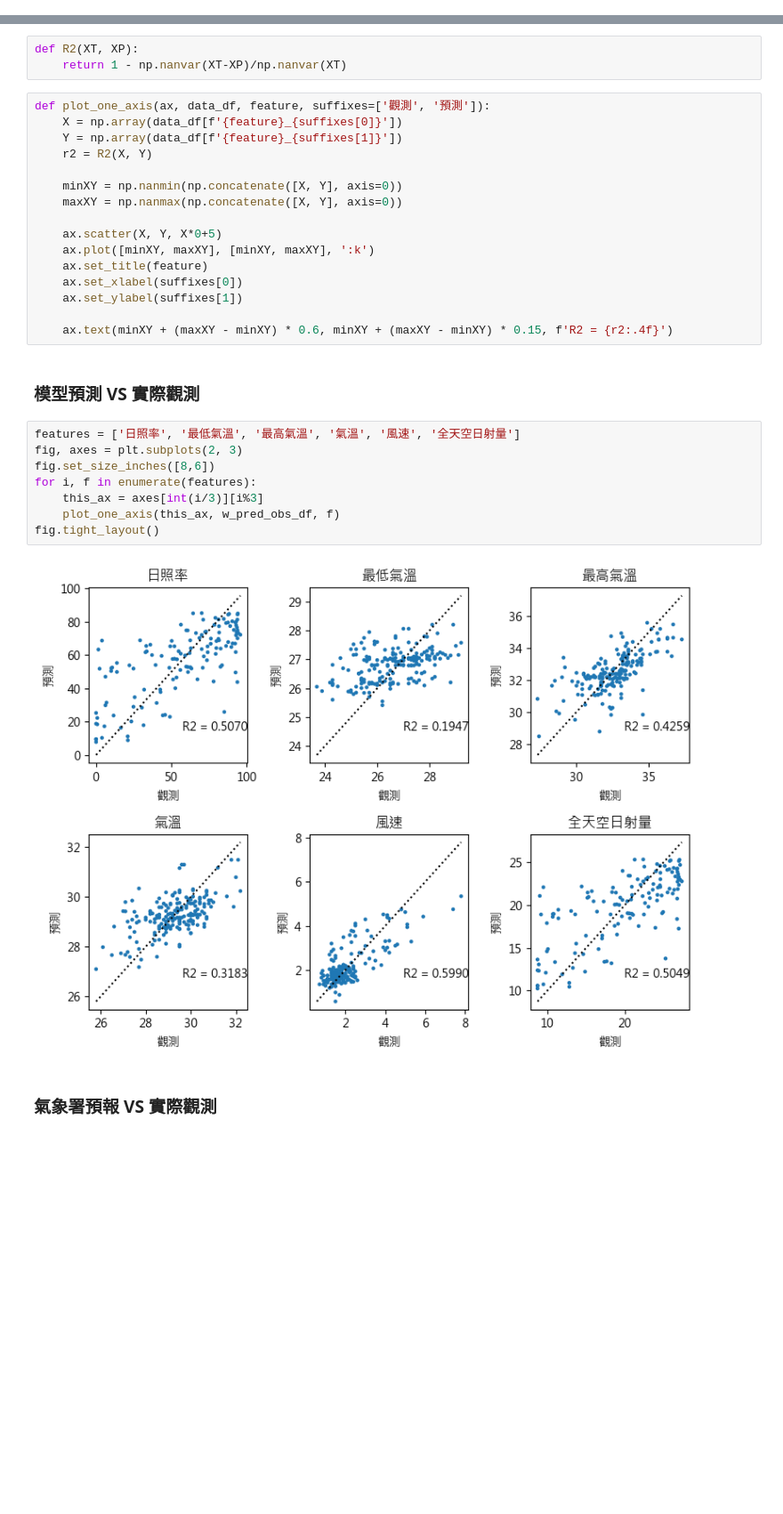
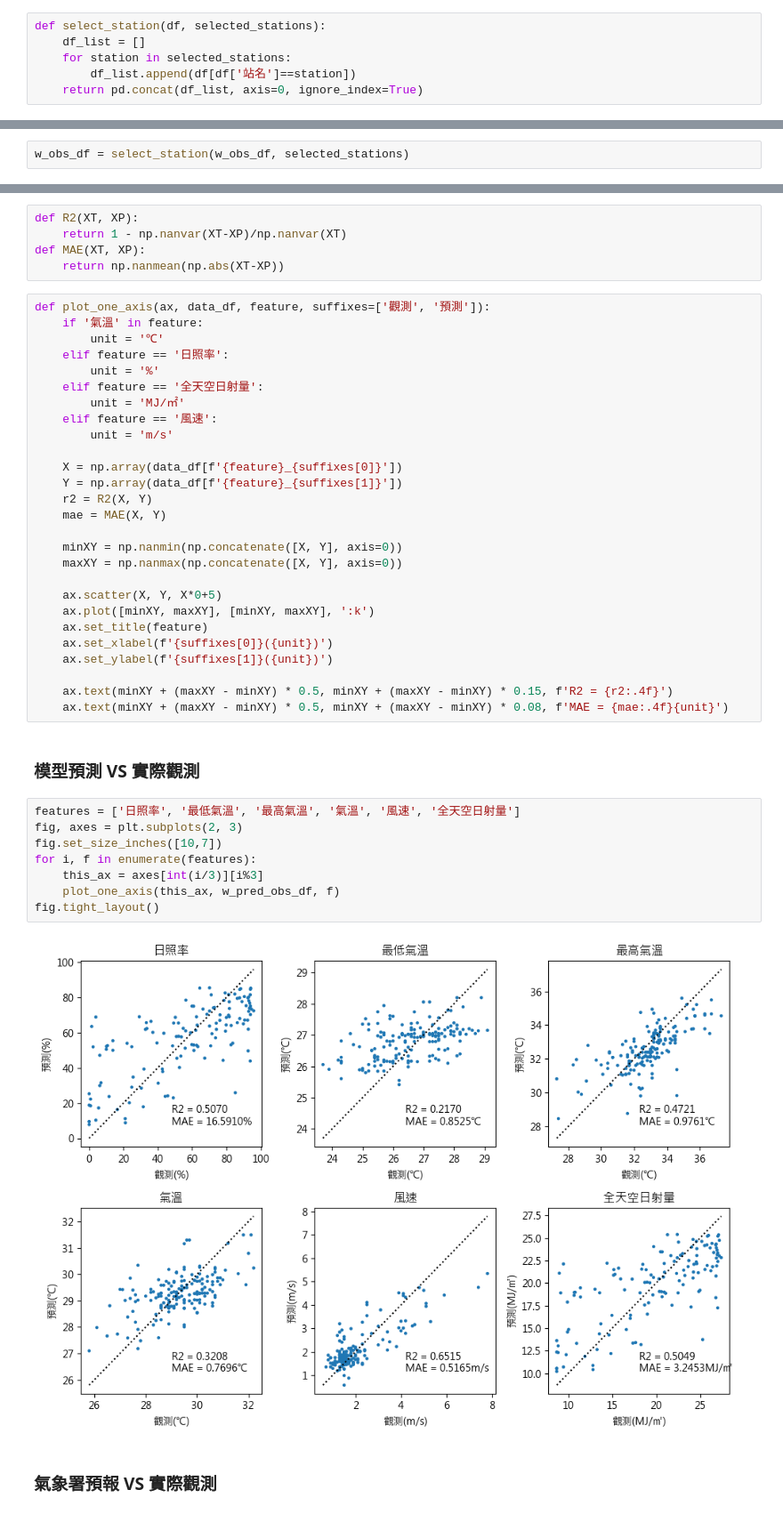
Before and after one commit to skyjadel/Taipower, a Jupyter notebook: Comparison_of_Weather_Pred_and_Obs.ipynb, the cells around one changed output, grey strips where cells are left out. Shown at 89% size. Drawn from its saved outputs; the diff is of its cells as text; blank space fills up the shorter version.

```diff
--- a/Comparison_of_Weather_Pred_and_Obs.ipynb
+++ b/Comparison_of_Weather_Pred_and_Obs.ipynb
@@ -75,6 +77,12 @@ def forecast_interpret(forecast_df, first_date):
     return pd.DataFrame(interpretation_dict)
 # %% [markdown]
 ### Extract and Transform
+# %%
+def select_station(df, selected_stations):
+    df_list = []
+    for station in selected_stations:
+        df_list.append(df[df['站名']==station])
+    return pd.concat(df_list, axis=0, ignore_index=True)
 # %%
 w_pred_df = pd.read_csv(f'{data_path}prediction/weather.csv')
 w_obs_df = pd.read_csv(f'{data_path}weather/finalized/big_table.csv')
@@ -92,6 +100,8 @@ w_obs_df = w_obs_df[w_pred_df.columns]
 w_forecast_df['日期'] = pd.to_datetime(w_forecast_df['日期'])
 
 w_forecast_interp_df = forecast_interpret(w_forecast_df, first_date=min(w_pred_df['日期']))
+# %%
+w_obs_df = select_station(w_obs_df, selected_stations)
 # %%
 display(w_forecast_df.tail(10))
 display(w_pred_df.tail(10))
@@ -189,11 +199,23 @@ display(w_forecast_obs_df.tail(15))
 # %%
 def R2(XT, XP):
     return 1 - np.nanvar(XT-XP)/np.nanvar(XT)
+def MAE(XT, XP):
+    return np.nanmean(np.abs(XT-XP))
 # %%
 def plot_one_axis(ax, data_df, feature, suffixes=['觀測', '預測']):
+    if '氣溫' in feature:
+        unit = '℃'
+    elif feature == '日照率':
+        unit = '%'
+    elif feature == '全天空日射量':
+        unit = 'MJ/㎡'
+    elif feature == '風速':
+        unit = 'm/s'
+
     X = np.array(data_df[f'{feature}_{suffixes[0]}'])
     Y = np.array(data_df[f'{feature}_{suffixes[1]}'])
     r2 = R2(X, Y)
+    mae = MAE(X, Y)
 
     minXY = np.nanmin(np.concatenate([X, Y], axis=0))
     maxXY = np.nanmax(np.concatenate([X, Y], axis=0))
@@ -201,22 +223,23 @@ def plot_one_axis(ax, data_df, feature, suffixes=['觀測', '預測']):
     ax.scatter(X, Y, X*0+5)
     ax.plot([minXY, maxXY], [minXY, maxXY], ':k')
     ax.set_title(feature)
-    ax.set_xlabel(suffixes[0])
-    ax.set_ylabel(suffixes[1])
+    ax.set_xlabel(f'{suffixes[0]}({unit})')
+    ax.set_ylabel(f'{suffixes[1]}({unit})')
 
-    ax.text(minXY + (maxXY - minXY) * 0.6, minXY + (maxXY - minXY) * 0.15, f'R2 = {r2:.4f}')
+    ax.text(minXY + (maxXY - minXY) * 0.5, minXY + (maxXY - minXY) * 0.15, f'R2 = {r2:.4f}')
+    ax.text(minXY + (maxXY - minXY) * 0.5, minXY + (maxXY - minXY) * 0.08, f'MAE = {mae:.4f}{unit}')
 # %% [markdown]
 ### 模型預測 VS 實際觀測
 # %%
 features = ['日照率', '最低氣溫', '最高氣溫', '氣溫', '風速', '全天空日射量']
 fig, axes = plt.subplots(2, 3)
-fig.set_size_inches([8,6])
+fig.set_size_inches([10,7])
 for i, f in enumerate(features):
     this_ax = axes[int(i/3)][i%3]
     plot_one_axis(this_ax, w_pred_obs_df, f)
 fig.tight_layout()
 # %% [output]
-[figure, old version]
+[figure, new version]
 # %% [markdown]
 ### 氣象署預報 VS 實際觀測
 # %%
```
Also changed, not shown: parts of 4 cells of this notebook.
